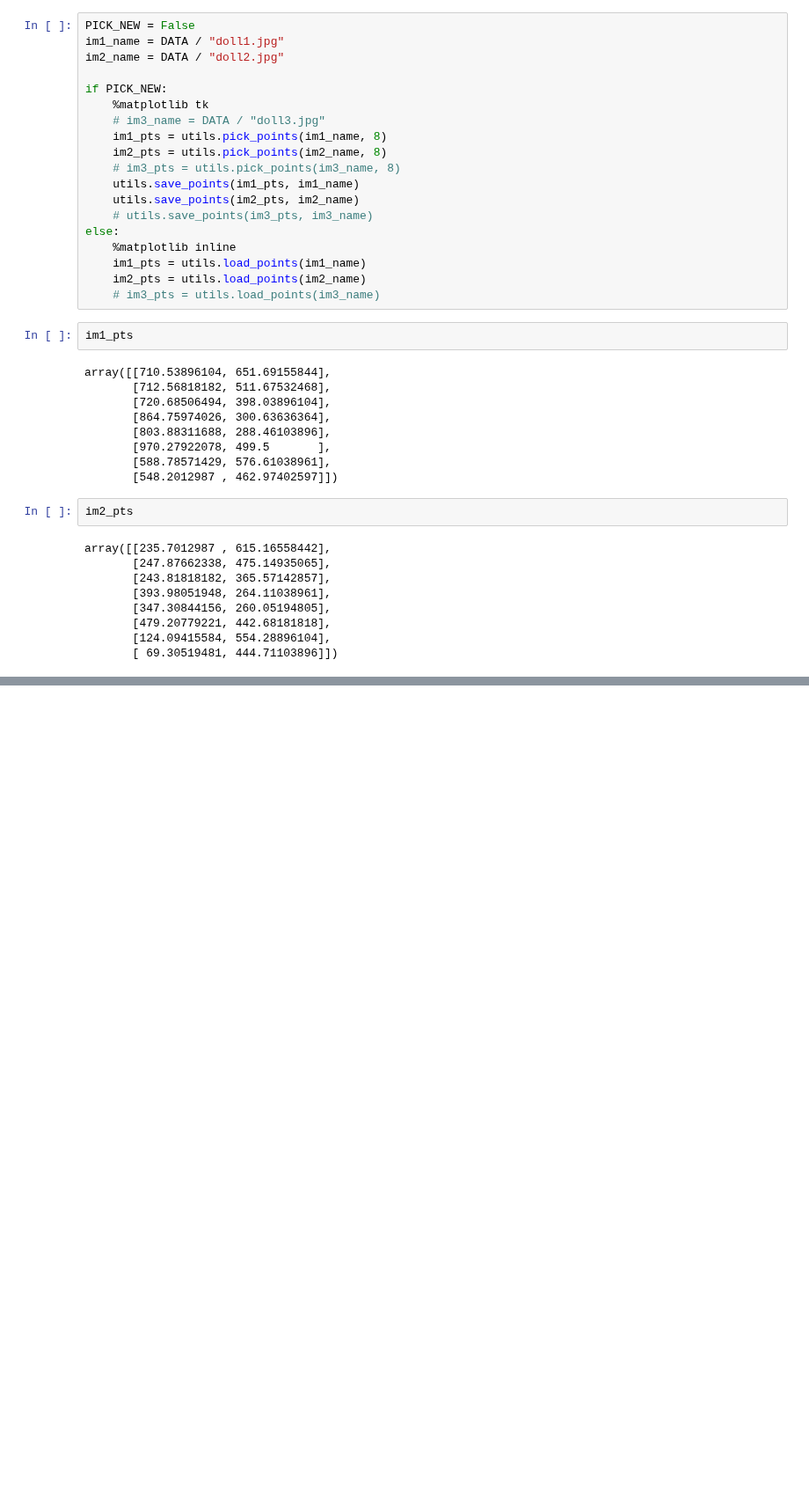
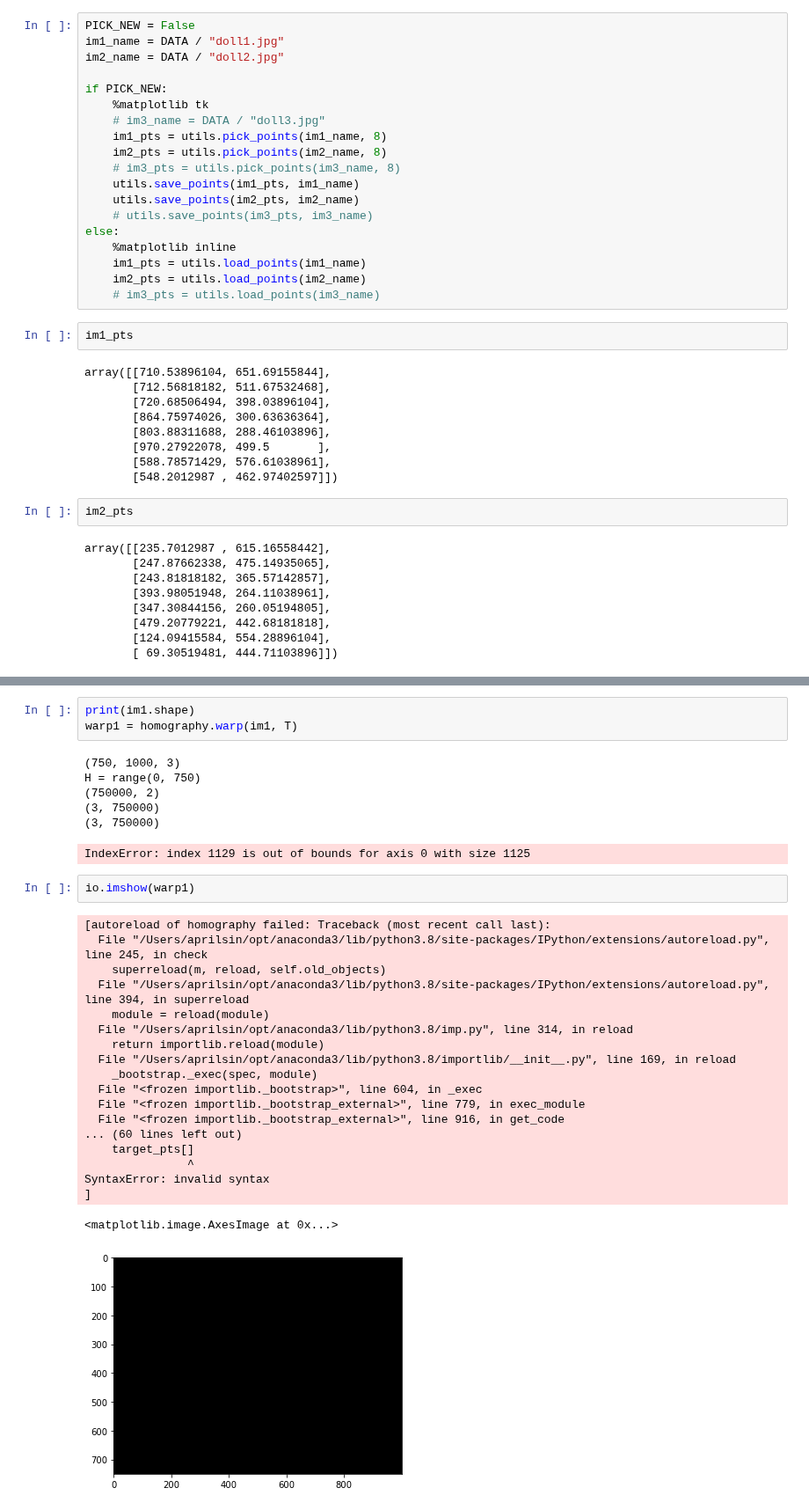
Before and after one commit to aprilsin/cs194-proj5, a Jupyter notebook: main.ipynb, the cells around one changed output, grey strips where cells are left out. Shown at 88% size. Cells and saved outputs as stored; diff of their text form; blank space fills up the shorter version.

```diff
--- a/main.ipynb
+++ b/main.ipynb
@@ -64,0 +81,32 @@ TypeError: append() takes exactly one argument (2 given)
+# %%
+print(im1.shape)
+warp1 = homography.warp(im1, T)
+# %% [output]
+(750, 1000, 3)
+H = range(0, 750)
+(750000, 2)
+(3, 750000)
+(3, 750000)
+IndexError: index 1129 is out of bounds for axis 0 with size 1125
+# %%
+io.imshow(warp1)
+# %% [output]
+[autoreload of homography failed: Traceback (most recent call last):
+  File "/Users/aprilsin/opt/anaconda3/lib/python3.8/site-packages/IPython/extensions/autoreload.py", line 245, in check
+    superreload(m, reload, self.old_objects)
+  File "/Users/aprilsin/opt/anaconda3/lib/python3.8/site-packages/IPython/extensions/autoreload.py", line 394, in superreload
+    module = reload(module)
+  File "/Users/aprilsin/opt/anaconda3/lib/python3.8/imp.py", line 314, in reload
+    return importlib.reload(module)
+  File "/Users/aprilsin/opt/anaconda3/lib/python3.8/importlib/__init__.py", line 169, in reload
+    _bootstrap._exec(spec, module)
+  File "<frozen importlib._bootstrap>", line 604, in _exec
+  File "<frozen importlib._bootstrap_external>", line 779, in exec_module
+  File "<frozen importlib._bootstrap_external>", line 916, in get_code
+... (60 lines left out)
+    target_pts[]
+               ^
+SyntaxError: invalid syntax
+]
+<matplotlib.image.AxesImage at 0x...>
+[figure, added]
```
Also changed, not shown: parts of 5 cells of this notebook, 2 other files.
